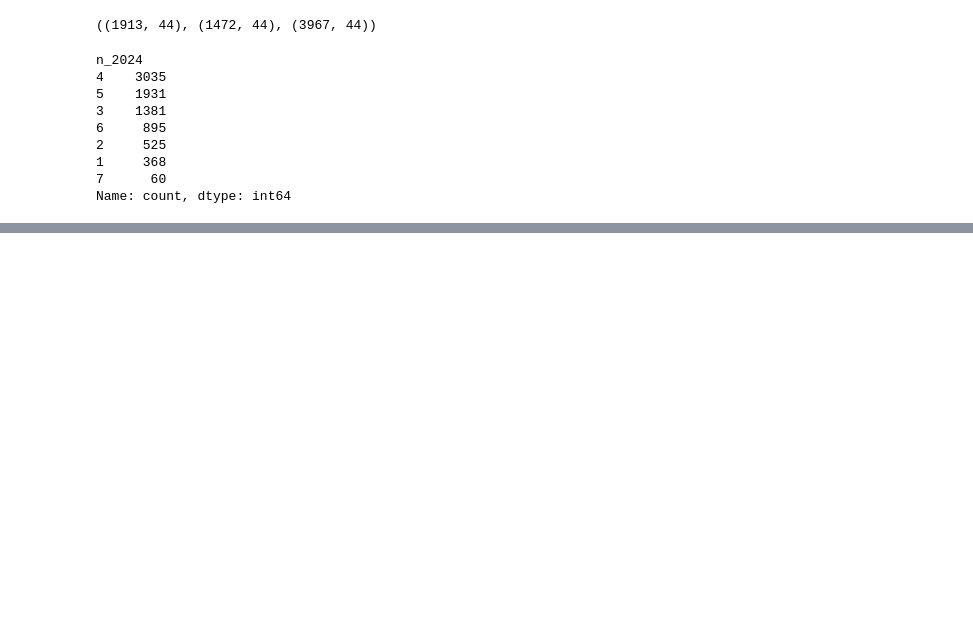
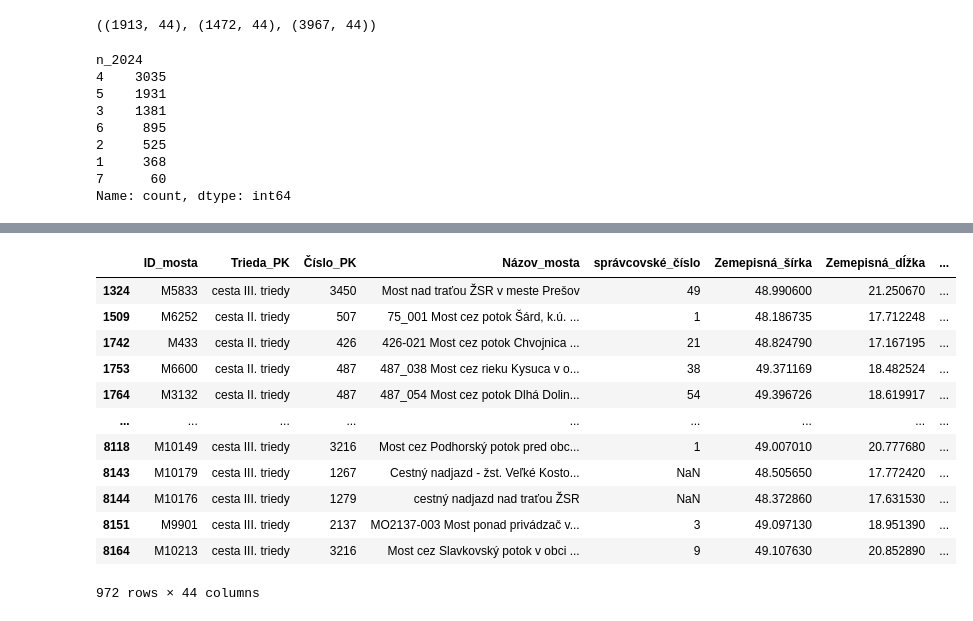
Before and after one commit to Medvedku/Bridges, a Jupyter notebook: 99_Others/konferencia.ipynb, the cells around one changed output, grey strips where cells are left out. Saved outputs shown, nothing was run; the diff lists cells and outputs as text; code cells hidden in the pictures; blank space fills up the shorter version.

```diff
--- a/99_Others/konferencia.ipynb
+++ b/99_Others/konferencia.ipynb
@@ -514,0 +459,24 @@ fig.show()
+# %%
+# Filter bridges with the material "prefabrikovaný predpätý betón" and road classes "cesta III. triedy" and "cesta II. triedy"
+filtered_prefabricated_prestressed_concrete = df_bridges_all[
+    (df_bridges_all["Material"] == "prefabrikovaný predpätý betón") &
+    (df_bridges_all["Trieda_PK"].isin(
+        ["cesta III. triedy", "cesta II. triedy"]))
+]
+
+# Display the filtered DataFrame
+filtered_prefabricated_prestressed_concrete
+# %% [output]
+|  | ID_mosta | Trieda_PK | Číslo_PK | Názov_mosta | správcovské_číslo | Zemepisná_šírka | Zemepisná_dĺžka | ... |
+| 1324 | M5833 | cesta III. triedy | 3450 | Most nad traťou ŽSR v meste Prešov | 49 | 48.990600 | 21.250670 | ... |
+| 1509 | M6252 | cesta II. triedy | 507 | 75_001 Most cez potok Šárd, k.ú. ... | 1 | 48.186735 | 17.712248 | ... |
+| 1742 | M433 | cesta II. triedy | 426 | 426-021 Most cez potok Chvojnica ... | 21 | 48.824790 | 17.167195 | ... |
+| 1753 | M6600 | cesta II. triedy | 487 | 487_038 Most cez rieku Kysuca v o... | 38 | 49.371169 | 18.482524 | ... |
+| 1764 | M3132 | cesta II. triedy | 487 | 487_054 Most cez potok Dlhá Dolin... | 54 | 49.396726 | 18.619917 | ... |
+| ... | ... | ... | ... | ... | ... | ... | ... | ... |
+| 8118 | M10149 | cesta III. triedy | 3216 | Most cez Podhorský potok pred obc... | 1 | 49.007010 | 20.777680 | ... |
+| 8143 | M10179 | cesta III. triedy | 1267 | Cestný nadjazd - žst. Veľké Kosto... | NaN | 48.505650 | 17.772420 | ... |
+| 8144 | M10176 | cesta III. triedy | 1279 | cestný nadjazd nad traťou ŽSR | NaN | 48.372860 | 17.631530 | ... |
+| 8151 | M9901 | cesta III. triedy | 2137 | MO2137-003 Most ponad privádzač v... | 3 | 49.097130 | 18.951390 | ... |
+| 8164 | M10213 | cesta III. triedy | 3216 | Most cez Slavkovský potok v obci ... | 9 | 49.107630 | 20.852890 | ... |
+972 rows × 44 columns
```
Also changed, not shown: parts of 12 cells of this notebook.
